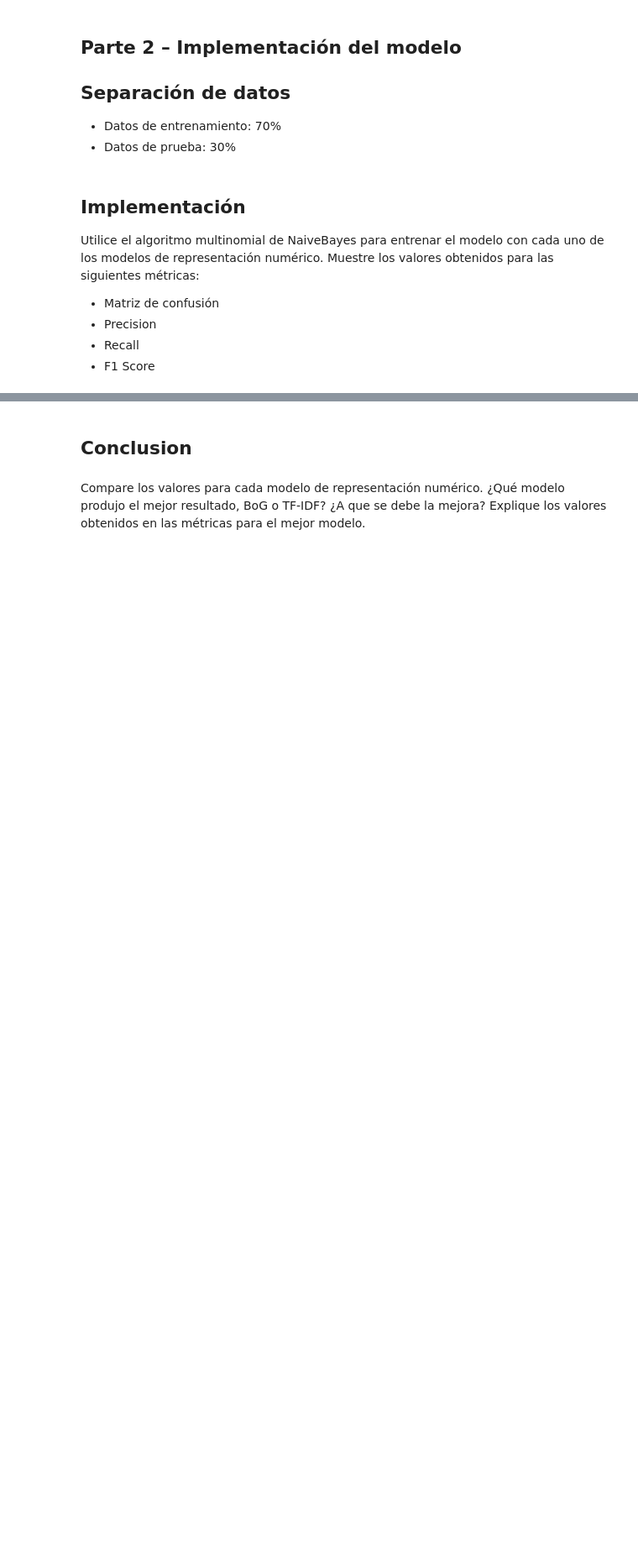
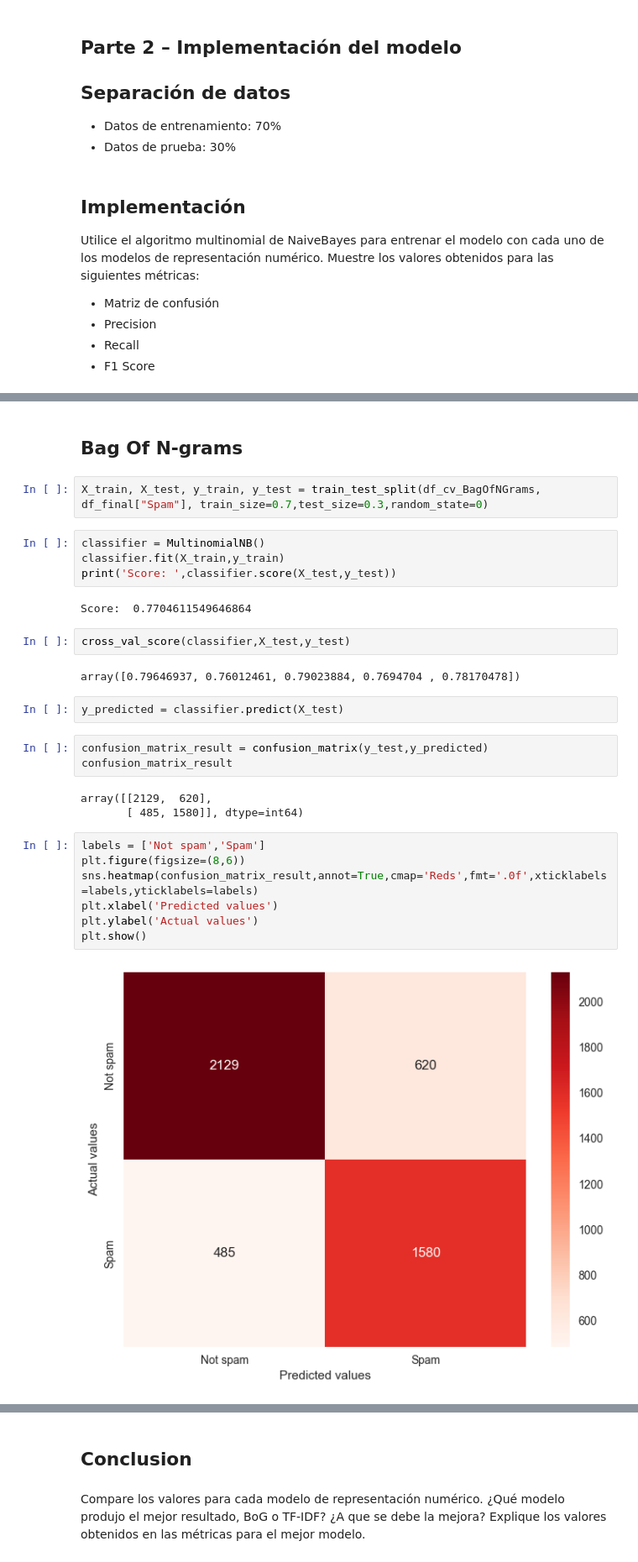
Before and after one commit to JosePabloPonce/Laboratorio-2-Security, a Jupyter notebook: laboratorio2.ipynb, the cells around one changed output, grey strips where cells are left out. Shown: that part at 84% size. Drawn from its saved outputs; the diff is of its cells as text; blank space fills up the shorter version.

```diff
--- a/laboratorio2.ipynb
+++ b/laboratorio2.ipynb
@@ -238,0 +258,31 @@ de representación numérico. Muestre los valores obtenidos para las siguientes
+# %% [markdown]
+## Bag Of N-grams
+# %%
+X_train, X_test, y_train, y_test = train_test_split(df_cv_BagOfNGrams, df_final["Spam"], train_size=0.7,test_size=0.3,random_state=0)
+# %%
+classifier = MultinomialNB()
+classifier.fit(X_train,y_train)
+print('Score: ',classifier.score(X_test,y_test))
+# %% [output]
+Score:  0.7704611549646864
+# %%
+cross_val_score(classifier,X_test,y_test)
+# %% [output]
+array([0.79646937, 0.76012461, 0.79023884, 0.7694704 , 0.78170478])
+# %%
+y_predicted = classifier.predict(X_test)
+# %%
+confusion_matrix_result = confusion_matrix(y_test,y_predicted)
+confusion_matrix_result
+# %% [output]
+array([[2129,  620],
+       [ 485, 1580]], dtype=int64)
+# %%
+labels = ['Not spam','Spam']
+plt.figure(figsize=(8,6))
+sns.heatmap(confusion_matrix_result,annot=True,cmap='Reds',fmt='.0f',xticklabels=labels,yticklabels=labels)
+plt.xlabel('Predicted values')
+plt.ylabel('Actual values')
+plt.show()
+# %% [output]
+[figure, added]
```
Also changed, not shown: parts of 28 cells of this notebook.
